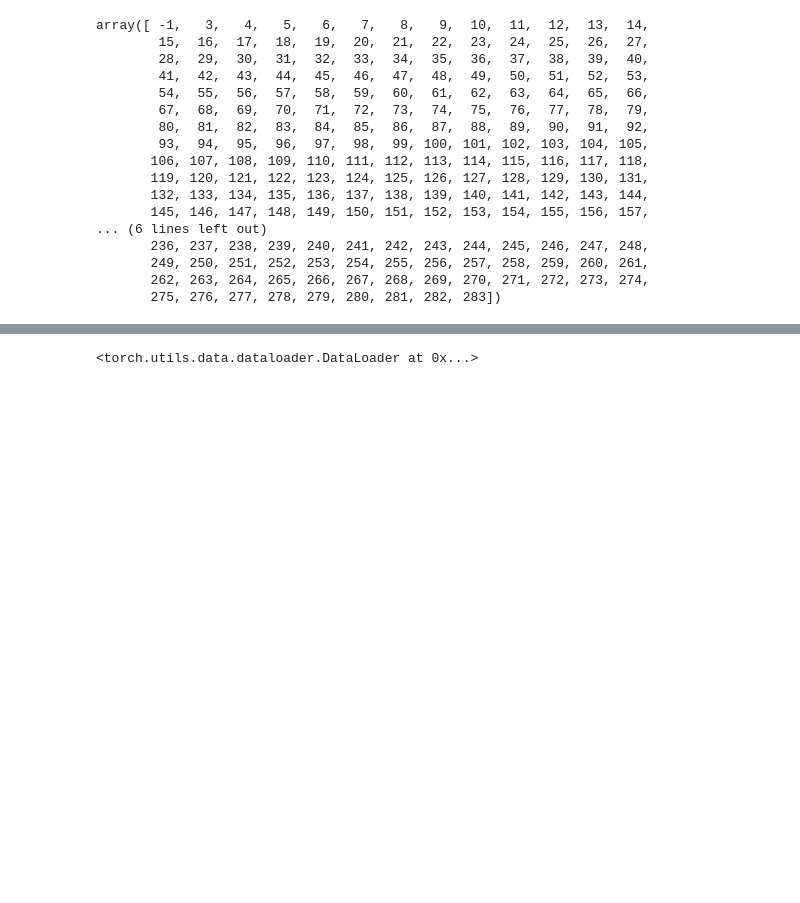
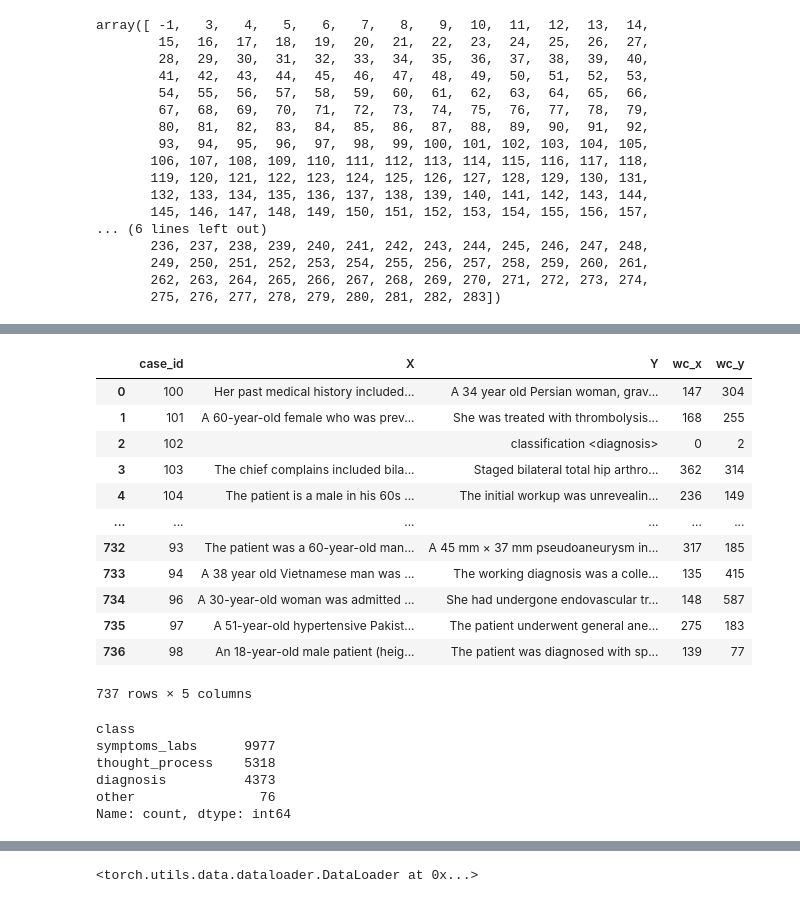
Before and after one commit to PikaSannnnn/MedRL-CoT, a Jupyter notebook: Preprocessing.ipynb, the cells around one changed output, grey strips where cells are left out. Drawn from its saved outputs; the diff is of its cells as text; code cells hidden in the pictures; blank space fills up the shorter version.

```diff
--- a/Preprocessing.ipynb
+++ b/Preprocessing.ipynb
@@ -325,0 +323,25 @@ Generated new log file logs/medrlcot115.log
+# %%
+cases_datasets['aug_med_notes']
+# %% [output]
+|  | case_id | X | Y | wc_x | wc_y |
+| 0 | 100 | Her past medical history included... | A 34 year old Persian woman, grav... | 147 | 304 |
+| 1 | 101 | A 60-year-old female who was prev... | She was treated with thrombolysis... | 168 | 255 |
+| 2 | 102 |  | classification <diagnosis> | 0 | 2 |
+| 3 | 103 | The chief complains included bila... | Staged bilateral total hip arthro... | 362 | 314 |
+| 4 | 104 | The patient is a male in his 60s ... | The initial workup was unrevealin... | 236 | 149 |
+| ... | ... | ... | ... | ... | ... |
+| 732 | 93 | The patient was a 60-year-old man... | A 45 mm × 37 mm pseudoaneurysm in... | 317 | 185 |
+| 733 | 94 | A 38 year old Vietnamese man was ... | The working diagnosis was a colle... | 135 | 415 |
+| 734 | 96 | A 30-year-old woman was admitted ... | She had undergone endovascular tr... | 148 | 587 |
+| 735 | 97 | A 51-year-old hypertensive Pakist... | The patient underwent general ane... | 275 | 183 |
+| 736 | 98 | An 18-year-old male patient (heig... | The patient was diagnosed with sp... | 139 | 77 |
+737 rows × 5 columns
+# %%
+preprocessed_datasets['aug_med_notes']['class'].value_counts()
+# %% [output]
+class
+symptoms_labs      9977
+thought_process    5318
+diagnosis          4373
+other                76
+Name: count, dtype: int64
```
Also changed, not shown: parts of 18 cells of this notebook, 3 other files.
